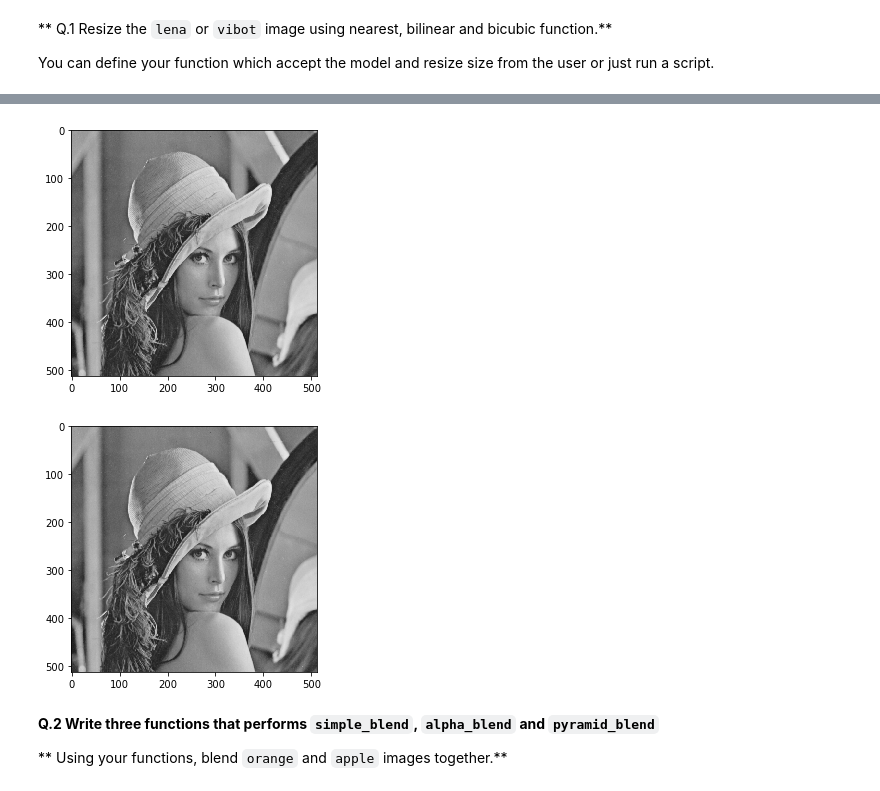
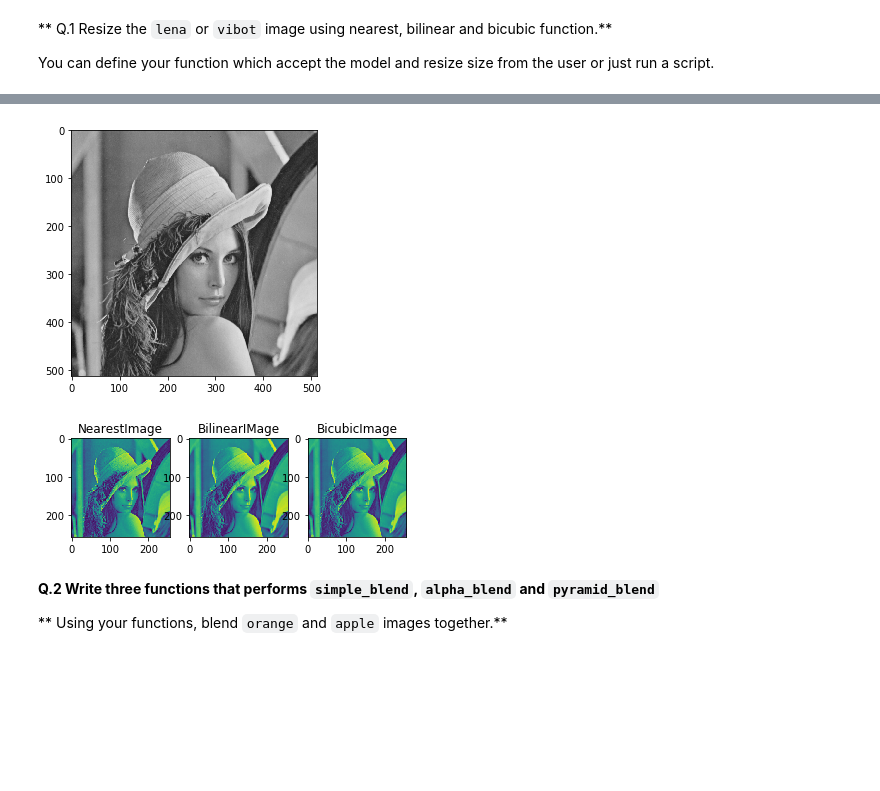
Before and after one commit to Amayawson/B31XB-IIP-TP-1718, a Jupyter notebook: 3-interpolation-blending/3-interpolation-blending.ipynb, the cells around one changed output, grey strips where cells are left out. Drawn from its saved outputs; the diff is of its cells as text; code cells hidden in the pictures; blank space fills up the shorter version.

```diff
--- a/3-interpolation-blending/3-interpolation-blending.ipynb
+++ b/3-interpolation-blending/3-interpolation-blending.ipynb
@@ -60,16 +51,31 @@ plt.show()
-# %%
-Ib = misc.imresize(lena_im, 0.5, interp='bilinear')
-io.imshow(lena_im)
-plt.show()
-
-
-
-Ib = misc.imresize(lena_im, 0.5, interp='bicubic')
-io.imshow(lena_im)
-plt.show()
-# %% [output]
-[figure, removed]
-[figure, removed]
+# %%
+def resizeimage(image, factor):
+    figure1 = plt.figure()
+
+    NearestImage = misc.imresize(image, factor, 'nearest')
+    image1 = figure1.add_subplot(1,3,1)
+    image1.imshow(NearestImage)
+    image1.set_title('NearestImage')
+
+    BilinearIMage = misc.imresize(image, factor, 'bilinear')
+    image2 = figure1.add_subplot(1,3,2)
+    image2.imshow(BilinearIMage)
+    image2.set_title('BilinearIMage')
+
+    BicubicImage = misc.imresize(image, factor, 'bicubic')
+    image3 = figure1.add_subplot(1,3,3)
+    image3 .imshow(BicubicImage)
+    image3 .set_title('BicubicImage')
+
+    return NearestImage, BilinearIMage, BicubicImagedef resizeimage(image, factor):
+    figure1 = plt.figure()
+# %%
+LenaImage = io.imread('./images/lena-grey.bmp')
+io.imshow(LenaImage)
+LenaIMageResize = resizeimage(LenaImage,50)
+# %% [output]
+[figure, added]
+[figure, added]
 # %% [markdown]
 **Q.2 Write three functions that performs `simple_blend`, `alpha_blend` and `pyramid_blend`**
 
```
Also changed, not shown: parts of 5 cells of this notebook.
